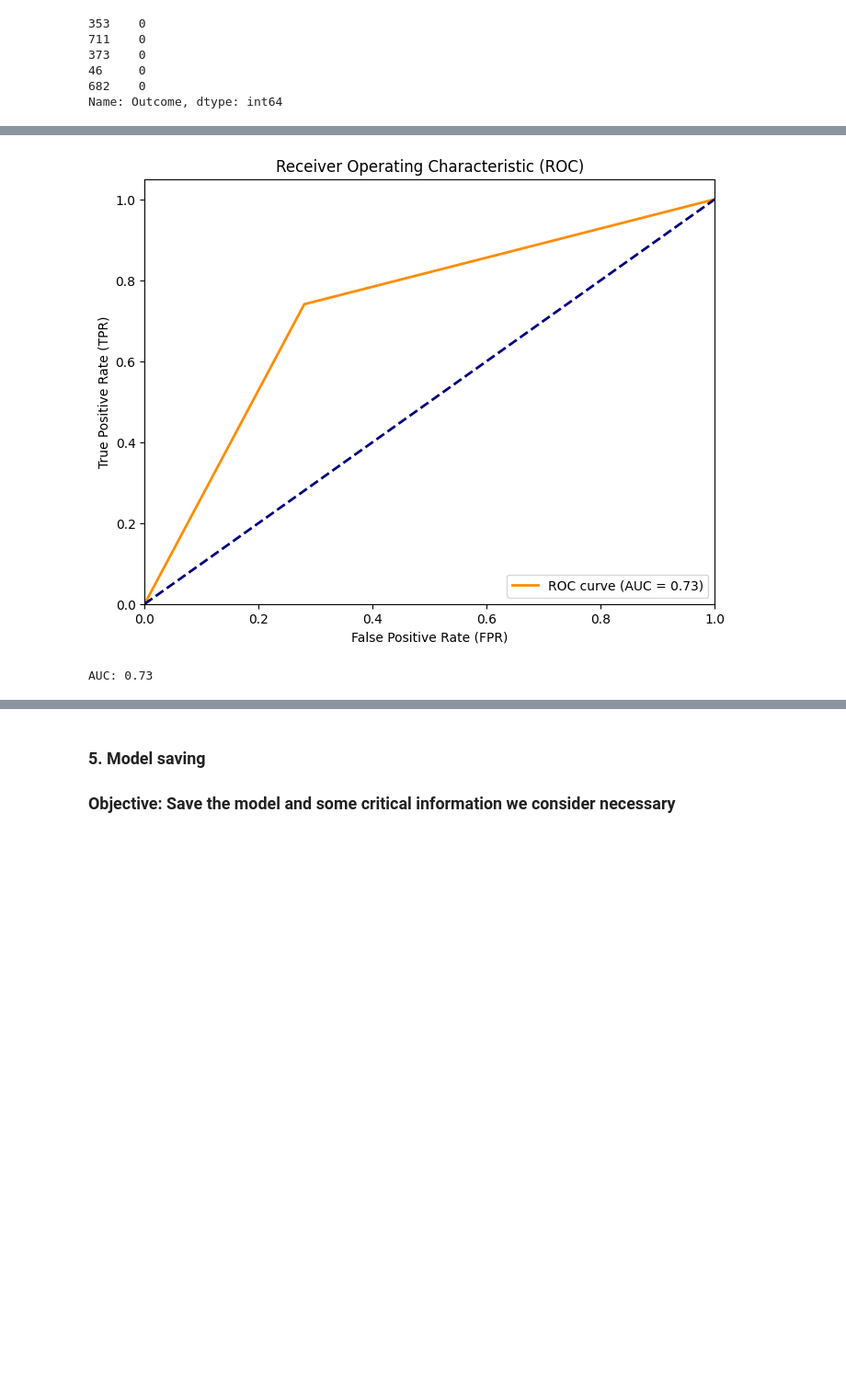
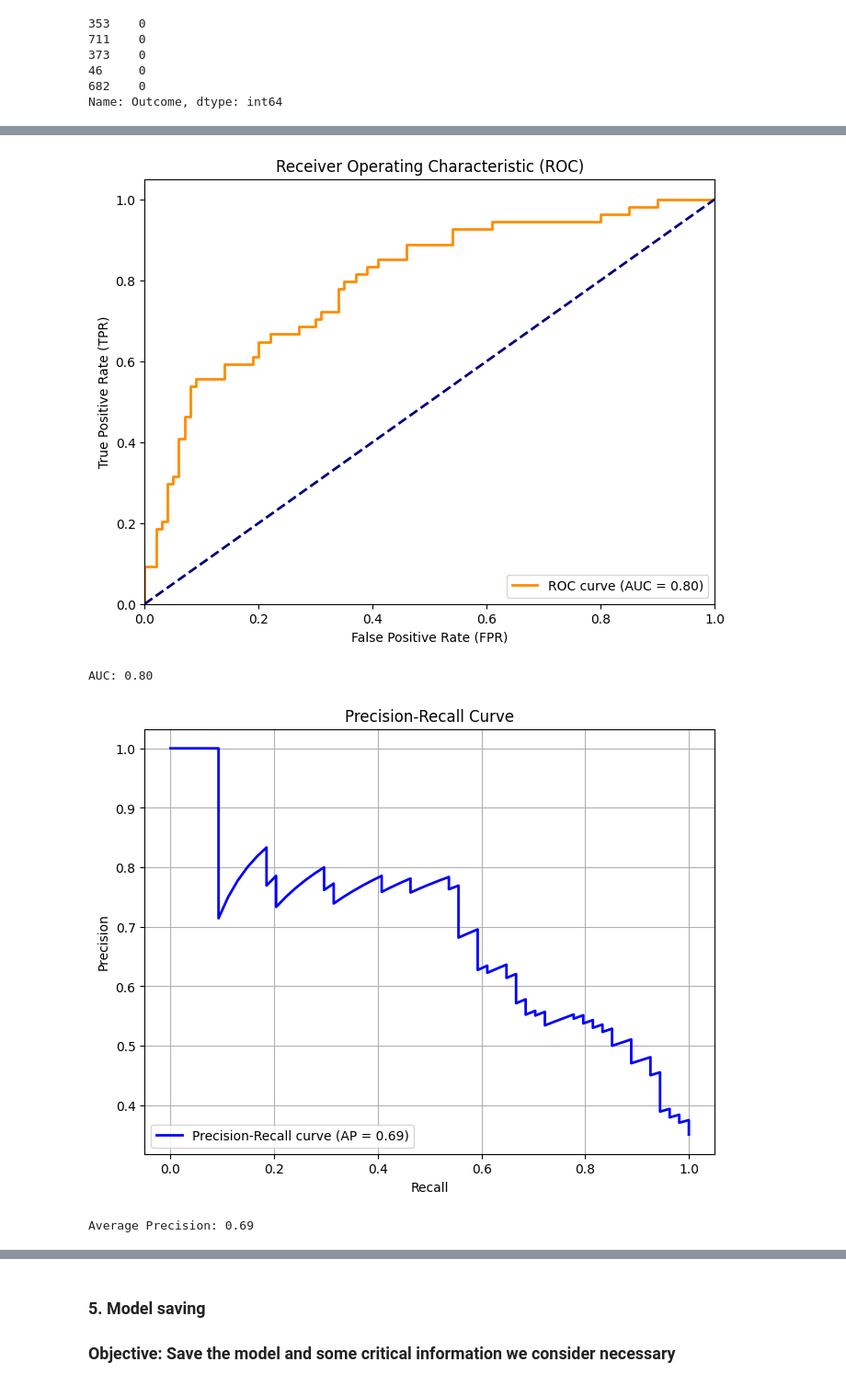
Before and after one commit to Ktabata/boosting_algorithms, a Jupyter notebook: src/explore.ipynb, the cells around one changed output, grey strips where cells are left out. Shown at 92% size. Drawn from its saved outputs; the diff is of its cells as text; code cells hidden in the pictures; blank space fills up the shorter version.

```diff
--- a/src/explore.ipynb
+++ b/src/explore.ipynb
@@ -251,15 +252,15 @@ clf_rforest_p = Pipeline([
 # %%
-clf_rforest_cv = GridSearchCV(
-    clf_rforest_p,
+clf_gboost_cv = GridSearchCV(
+    clf_gboost_p,
     param_grid= {
-        'rforest__n_estimators': [20,40,60,80,100,150,200],
-        'rforest__criterion': ['gini', 'entropy'],
-        'rforest__max_depth': [None,2, 3, 4, 5, 6, 7, 8, 9, 10],
+        'gboost__learning_rate': [0.01,0.1,1],
+        'gboost__n_estimators': [20,60,80,100,150],
+        'gboost__max_depth': [None,5, 6, 7, 8, 9, 10],
     },
-    cv=10,
+    cv=5,
     scoring='f1_weighted',
     n_jobs=3
 )
-clf_rforest_cv.fit(X_train, y_train)
-clf_rforest_cv.best_params_
+clf_gboost_cv.fit(X_train, y_train)
+clf_gboost_cv.best_params_
 # %% [output]
@@ -287,23 +346,52 @@ Mean squared error: 0.2727272727272727
 # %%
-# Calcular la curva ROC
-fpr, tpr, thresholds = roc_curve(y_test, y_hat)
+from sklearn.metrics import roc_curve, roc_auc_score, precision_recall_curve, average_precision_score, confusion_matrix, ConfusionMatrixDisplay
 
-# Calcular el AUC
-auc = roc_auc_score(y_test, y_hat)
+# 1. Curva ROC
+y_pred_proba = clf_gboost_cv.best_estimator_.predict_proba(X_test)[:, 1]
+fpr, tpr, thresholds_roc = roc_curve(y_test, y_pred_proba)
+auc = roc_auc_score(y_test, y_pred_proba)
 
-# Graficar la curva ROC
 plt.figure(figsize=(8, 6))
 plt.plot(fpr, tpr, color='darkorange', lw=2, label=f'ROC curve (AUC = {auc:.2f})')
 plt.plot([0, 1], [0, 1], color='navy', lw=2, linestyle='--')
 plt.xlim([0.0, 1.0])
 plt.ylim([0.0, 1.05])
 plt.xlabel('False Positive Rate (FPR)')
 plt.ylabel('True Positive Rate (TPR)')
 plt.title('Receiver Operating Characteristic (ROC)')
 plt.legend(loc="lower right")
 plt.show()
+print(f"AUC: {auc:.2f}")
 
-print(f"AUC: {auc:.2f}")
+# 2. Curva de Precisión-Recall
+precision, recall, thresholds_pr = precision_recall_curve(y_test, y_pred_proba)
+avg_precision = average_precision_score(y_test, y_pred_proba)
+
+plt.figure(figsize=(8, 6))
+plt.plot(recall, precision, color='blue', lw=2, label=f'Precision-Recall curve (AP = {avg_precision:.2f})')
+plt.xlabel('Recall')
+plt.ylabel('Precision')
+plt.title('Precision-Recall Curve')
+plt.legend(loc="lower left")
+plt.grid(True)
+plt.show()
+print(f"Average Precision: {avg_precision:.2f}")
+
+# 3. Importancia de las Características
+feature_importances = clf_gboost_cv.best_estimator_.named_steps['gboost'].feature_importances_
+feature_names = X_train.columns
+
+sorted_indices = np.argsort(feature_importances)[::-1]
+
+plt.figure(figsize=(10, 6))
+plt.title("Feature Importances")
+plt.bar(range(X_train.shape[1]), feature_importances[sorted_indices], align="center")
+plt.xticks(range(X_train.shape[1]), feature_names[sorted_indices], rotation=90)
+plt.xlim([-1, X_train.shape[1]])
+plt.tight_layout()
+plt.show()
 # %% [output]
-[figure, old version]
+[figure, new version]
-AUC: 0.73
+AUC: 0.80
+[figure, added]
+Average Precision: 0.69
```
Also changed, not shown: parts of 8 cells of this notebook, 1 other file.
